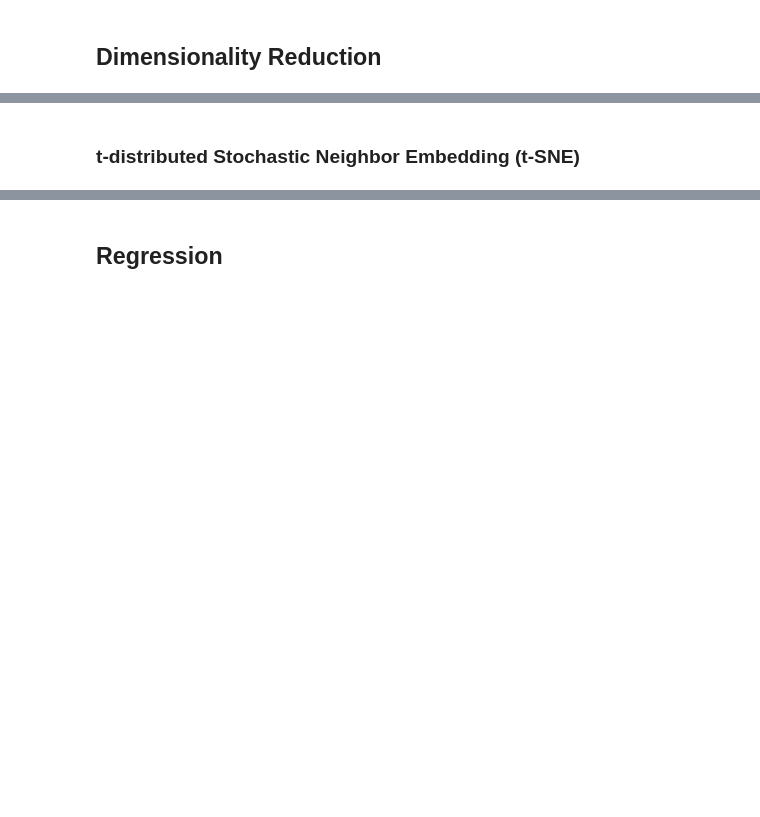
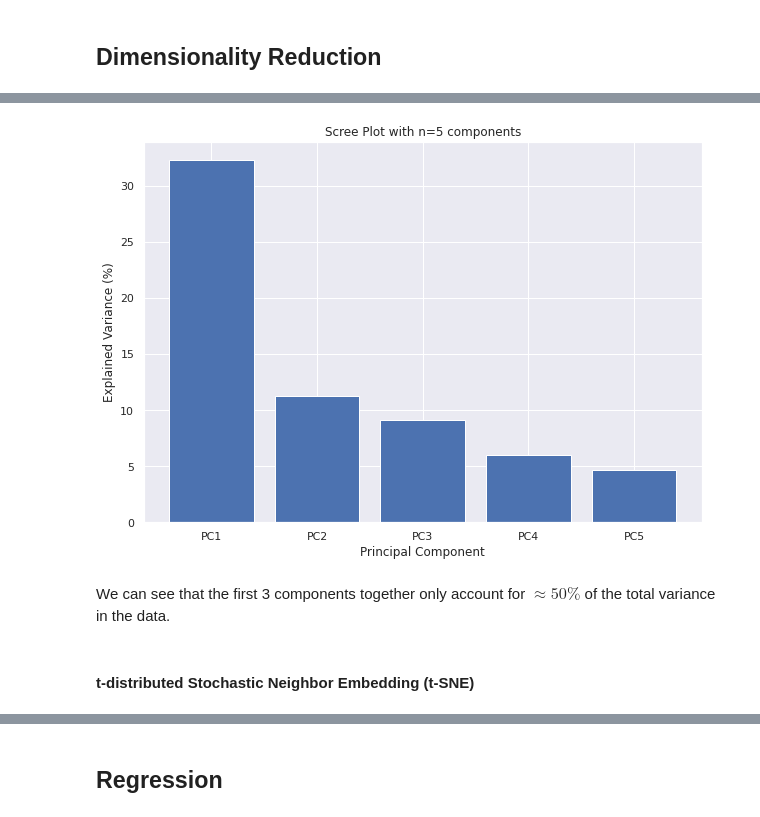
Before and after one commit to virbickt/aers, a Jupyter notebook: Untitled8.ipynb, the cells around one changed output, grey strips where cells are left out. Drawn from its saved outputs; the diff is of its cells as text; code cells hidden in the pictures; blank space fills up the shorter version.

```diff
--- a/Untitled8.ipynb
+++ b/Untitled8.ipynb
@@ -432,2 +534,21 @@ i. e. there is no significant difference in the ratio of those who have a higher
+# %%
+pca_5_components = PCA(n_components=5)
+# %%
+for_explained_variance = pca_5_components.fit_transform(scaled_county_features)
+# %%
+pca_var_5_components = np.round(pca_5_components.explained_variance_ratio_ * 100, 1)
+# %%
+component_labels_5 = ['PC' + str(x) for x in range(1, len(pca_var_5_components)+1)]
+# %%
+plt.subplots(figsize = (10, 7))
+
+plt.bar(x=range(1, len(pca_var_5_components)+1), height=pca_var_5_components, tick_label=component_labels_5)
+plt.ylabel('Explained Variance (%)')
+plt.xlabel('Principal Component')
+plt.title('Scree Plot with n=5 components');
+# %% [output]
+[figure, added]
+# %% [markdown]
+We can see that the first 3 components together only account for $\approx 50 \%$ of the total variance in the data.
 # %% [markdown]
-### t-distributed Stochastic Neighbor Embedding (t-SNE)
+#### t-distributed Stochastic Neighbor Embedding (t-SNE)
```
Also changed, not shown: parts of 93 cells of this notebook.
